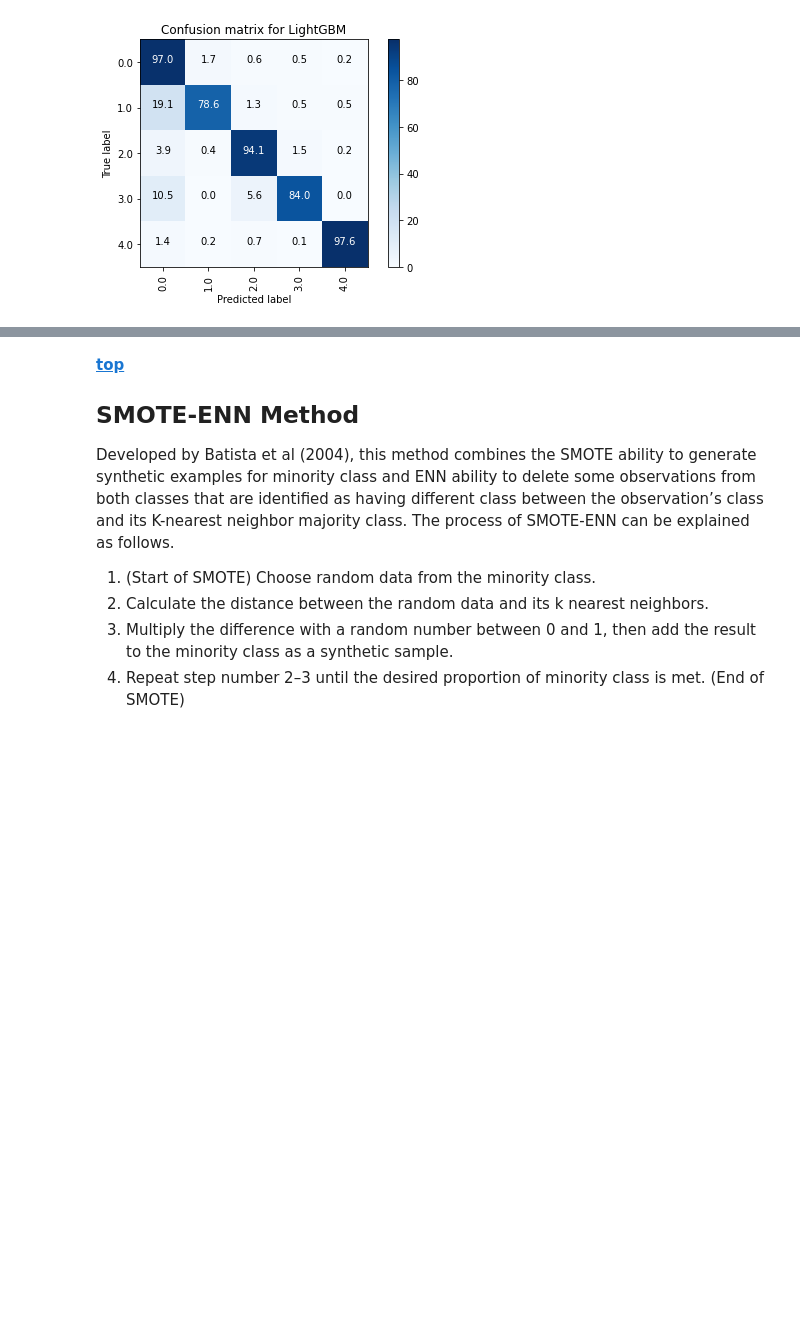
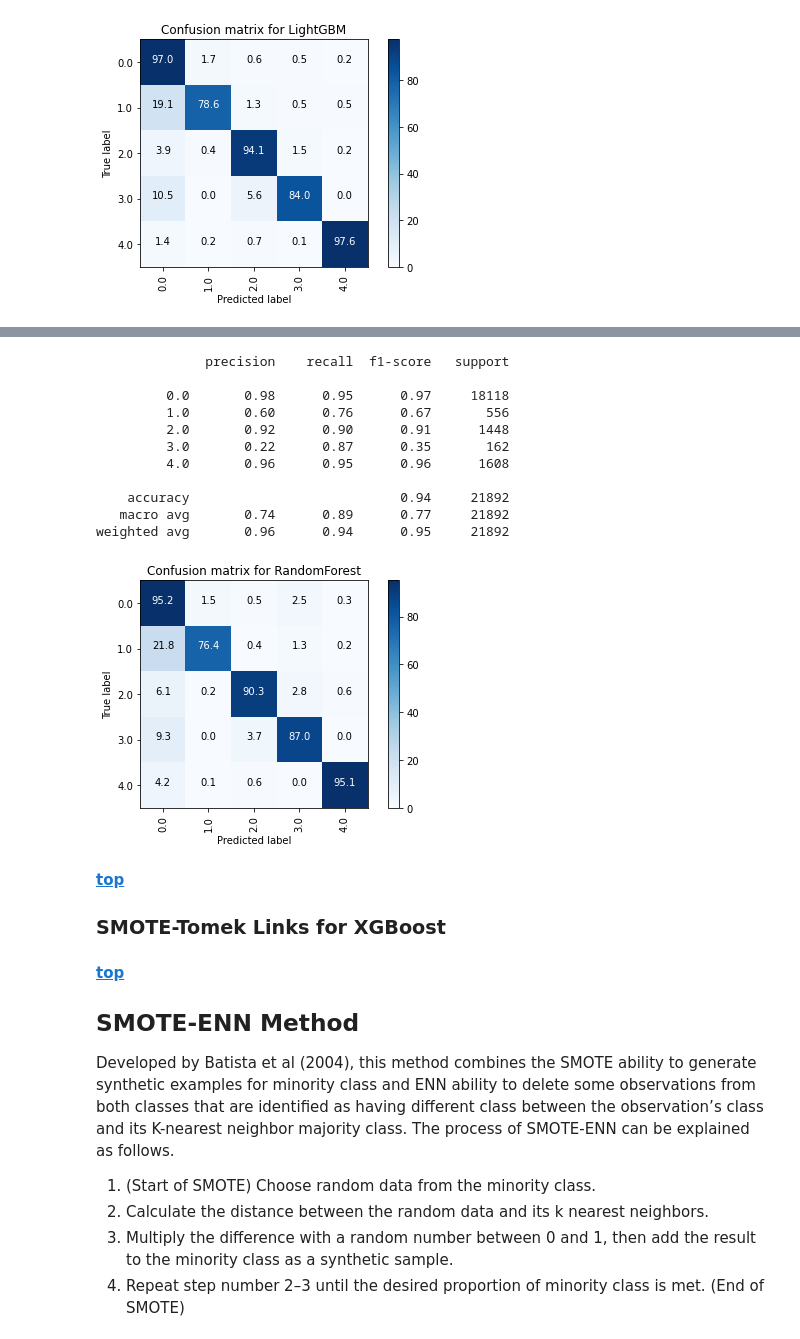
Before and after one commit to nastiag67/ecgn, a Jupyter notebook: README.ipynb, the cells around one changed output, grey strips where cells are left out. Saved outputs shown, nothing was run; the diff lists cells and outputs as text; code cells hidden in the pictures; blank space fills up the shorter version.

```diff
--- a/README.ipynb
+++ b/README.ipynb
@@ -956,0 +1089,21 @@ weighted avg       0.97      0.96      0.97     21892
+# %%
+# check the metrics on testing dataset
+mt.metrics_report(model_rf, 'RandomForest', X_test, y_test, y_train, data='test')
+# %% [output]
+              precision    recall  f1-score   support
+
+         0.0       0.98      0.95      0.97     18118
+         1.0       0.60      0.76      0.67       556
+         2.0       0.92      0.90      0.91      1448
+         3.0       0.22      0.87      0.35       162
+         4.0       0.96      0.95      0.96      1608
+
+    accuracy                           0.94     21892
+   macro avg       0.74      0.89      0.77     21892
+weighted avg       0.96      0.94      0.95     21892
+[figure, added]
+# %% [markdown]
+__[top](#Contents)__
+
+
+### SMOTE-Tomek Links for XGBoost
```
Also changed, not shown: parts of 17 cells of this notebook, 32 other files.
